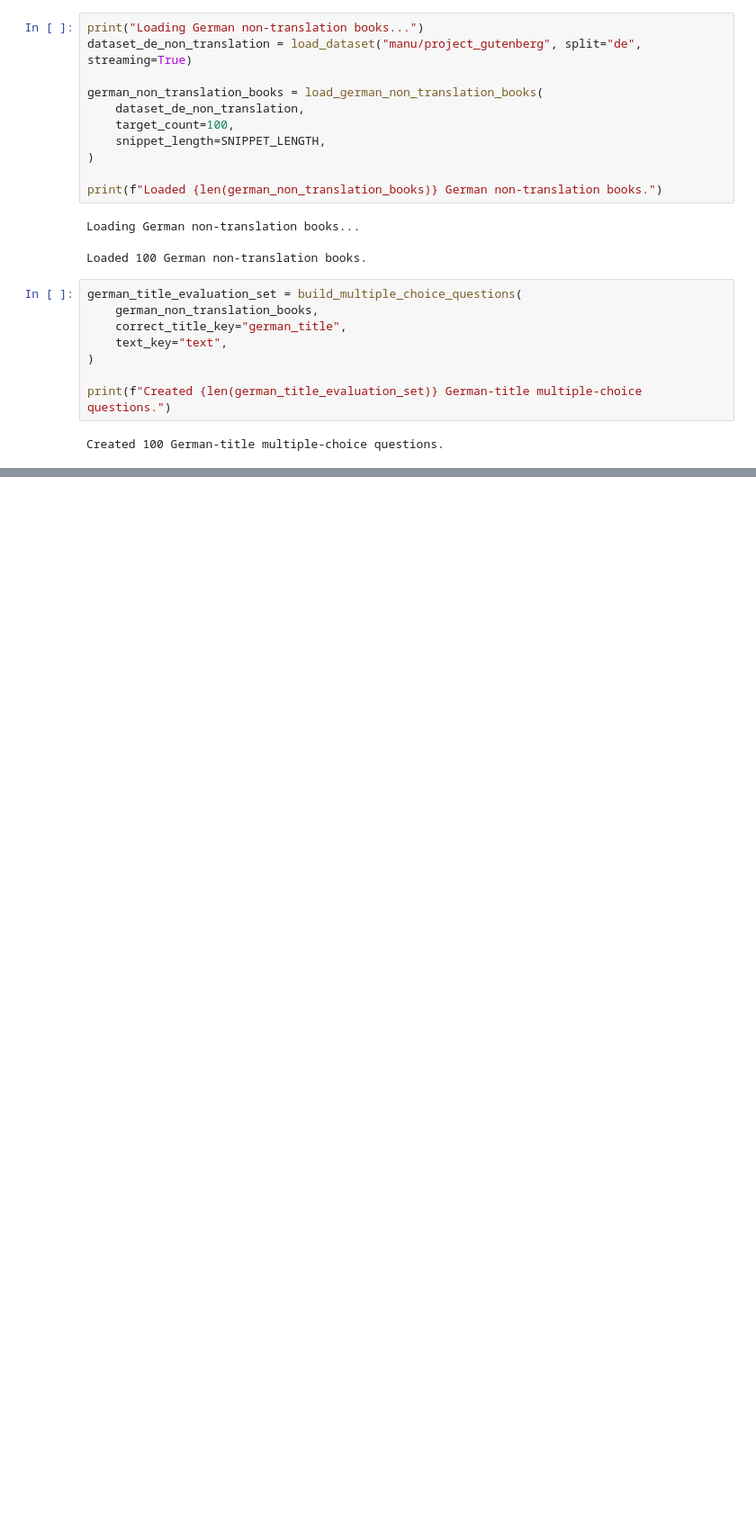
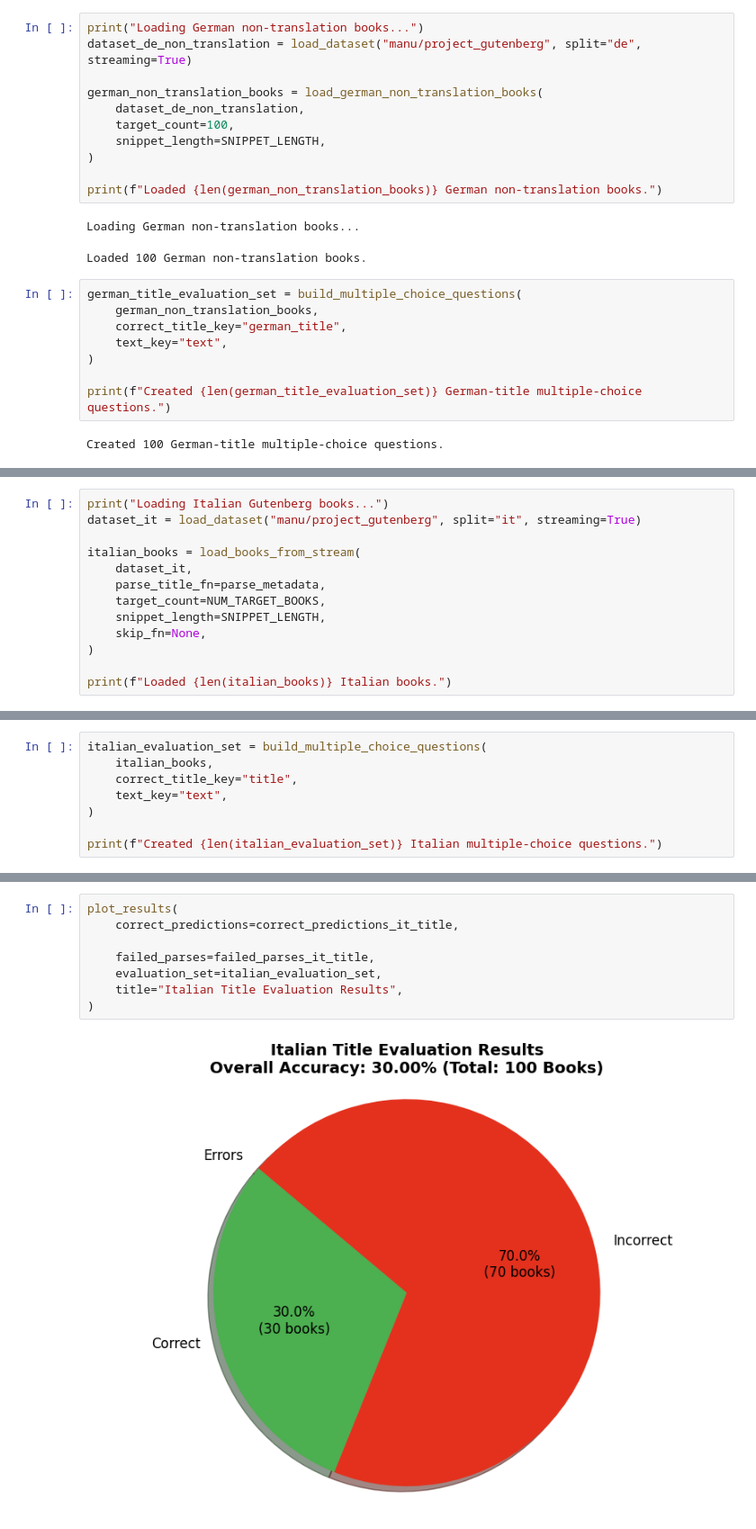
Before and after one commit to jazin7/responsible_ai, a Jupyter notebook: LLM_Literature.ipynb, the cells around one changed output, grey strips where cells are left out. Shown at 90% size. Saved outputs shown, nothing was run; the diff lists cells and outputs as text; blank space fills up the shorter version.

```diff
--- a/LLM_Literature.ipynb
+++ b/LLM_Literature.ipynb
@@ -811,0 +933,13 @@ plot_results(
+# %%
+print("Loading Italian Gutenberg books...")
+dataset_it = load_dataset("manu/project_gutenberg", split="it", streaming=True)
+
+italian_books = load_books_from_stream(
+    dataset_it,
+    parse_title_fn=parse_metadata,
+    target_count=NUM_TARGET_BOOKS,
+    snippet_length=SNIPPET_LENGTH,
+    skip_fn=None,
+)
+
+print(f"Loaded {len(italian_books)} Italian books.")
@@ -811,0 +949,8 @@ plot_results(
+# %%
+italian_evaluation_set = build_multiple_choice_questions(
+    italian_books,
+    correct_title_key="title",
+    text_key="text",
+)
+
+print(f"Created {len(italian_evaluation_set)} Italian multiple-choice questions.")
@@ -811,0 +1038,10 @@ plot_results(
+# %%
+plot_results(
+    correct_predictions=correct_predictions_it_title,
+
+    failed_parses=failed_parses_it_title,
+    evaluation_set=italian_evaluation_set,
+    title="Italian Title Evaluation Results",
+)
+# %% [output]
+[figure, added]
```
Also changed, not shown: parts of 15 cells of this notebook.
